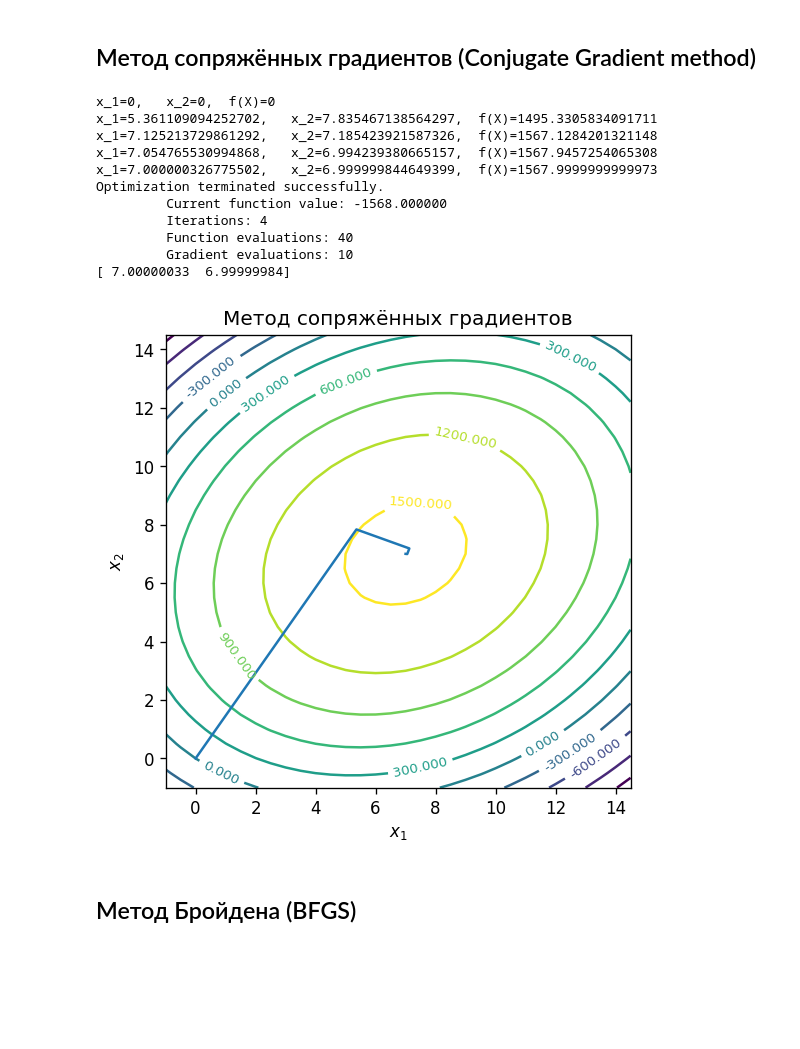
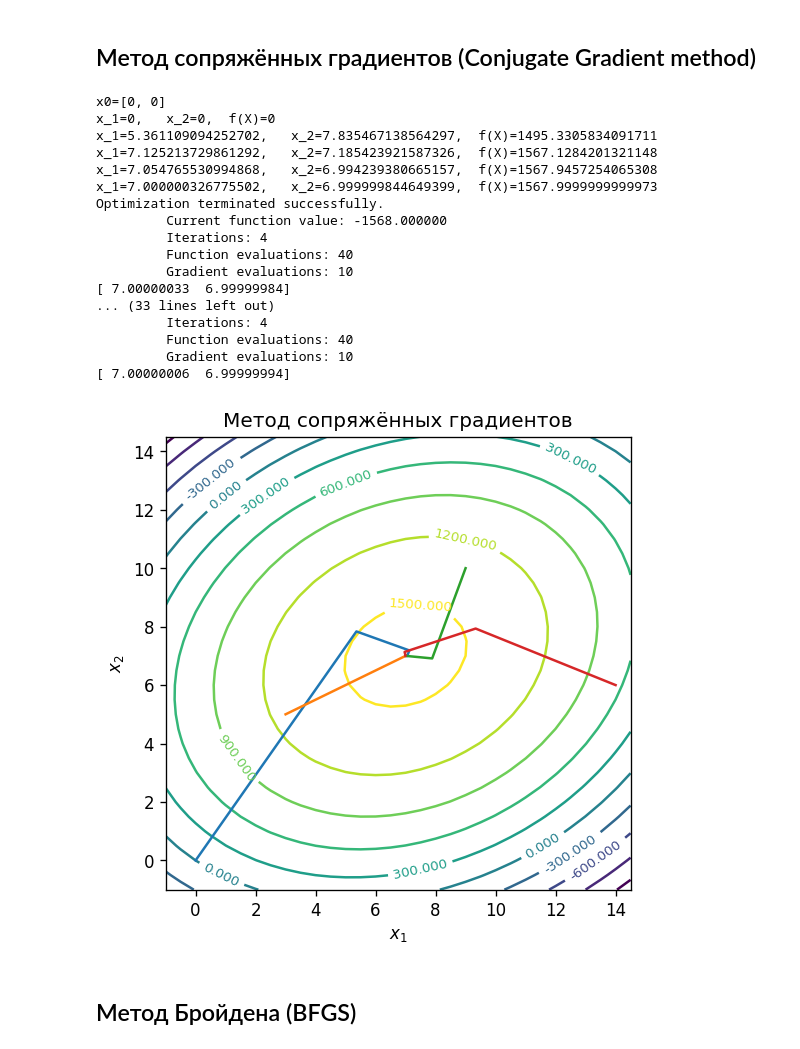
Before and after one commit to lamtev/system-analysis, a Jupyter notebook: et3/py/et3.ipynb, the cells around one changed output. Drawn from its saved outputs; the diff is of its cells as text; code cells hidden in the pictures; blank space fills up the shorter version.

```diff
--- a/et3/py/et3.ipynb
+++ b/et3/py/et3.ipynb
@@ -54,8 +54,8 @@ def plot_level_contour(x1s, x2s, name, title):
     fig = plt.figure(figsize=(5, 5), dpi=120)
     CS = plt.contour(X, Y, Z, 10)
 
-    plt.plot(x1s, x2s)
-
+    for x1, x2 in zip(x1s, x2s):
+        plt.plot(x1, x2)
     matplotlib.rcParams['contour.negative_linestyle'] = 'solid'
     plt.clabel(CS, inline=1, fontsize=8)
     plt.title(title)
@@ -190,39 +237,49 @@ x_1=6.999830523267964,   x_2=7.000063828899078,  f(X)=1567.9999993314748
 # %%
 def trajectory_and_csv(x):
     to_csv(x)
-    x1s.append(x[0])
-    x2s.append(x[1])
+    x1.append(x[0])
+    x2.append(x[1])
 # %% [markdown]
 ## Метод сопряжённых градиентов (Conjugate Gradient method)
 # %%
-x0 = np.array([0, 0])
+x0s = [[0, 0], [3, 5], [9, 10], [14, 6]]
 x1s = []
 x2s = []
-file_name = '../report/data/cg.csv'
-f = open(file_name, 'w', newline='')
-writer = csv.writer(f)
-writer.writerow(('x1', 'x2', 'f'))
-trajectory_and_csv(x0)
-
-xopt = fmin_cg(target_function, x0, callback=trajectory_and_csv)
-f.close()
-
-print(xopt)
+for x0 in x0s:
+    x1 = []
+    x2 = []
+    print('x0={x0}'.format(x0=x0))
+    file_name = '../report/data/cg{i}.csv'.format(i=x0s.index(x0))
+    f = open(file_name, 'w', newline='')
+    writer = csv.writer(f)
+    writer.writerow(('x1', 'x2', 'f'))
+    trajectory_and_csv(x0)
+    xopt = fmin_cg(target_function, x0, callback=trajectory_and_csv)
+    f.close()
+    print(xopt)
+    x1s.append(x1)
+    x2s.append(x2)
 
 plot_level_contour(x1s, x2s, 'cg', 'Метод сопряжённых градиентов')
 # %% [output]
+x0=[0, 0]
 x_1=0,   x_2=0,  f(X)=0
 x_1=5.361109094252702,   x_2=7.835467138564297,  f(X)=1495.3305834091711
 x_1=7.125213729861292,   x_2=7.185423921587326,  f(X)=1567.1284201321148
 x_1=7.054765530994868,   x_2=6.994239380665157,  f(X)=1567.9457254065308
 x_1=7.000000326775502,   x_2=6.999999844649399,  f(X)=1567.9999999999973
 Optimization terminated successfully.
          Current function value: -1568.000000
          Iterations: 4
          Function evaluations: 40
          Gradient evaluations: 10
 [ 7.00000033  6.99999984]
+... (33 lines left out)
+         Iterations: 4
+         Function evaluations: 40
+         Gradient evaluations: 10
+[ 7.00000006  6.99999994]
-[figure, old version]
+[figure, new version]
 # %% [markdown]
 ## Метод Бройдена (BFGS)
 # %%
```
Also changed, not shown: parts of 4 cells of this notebook, 25 other files.
